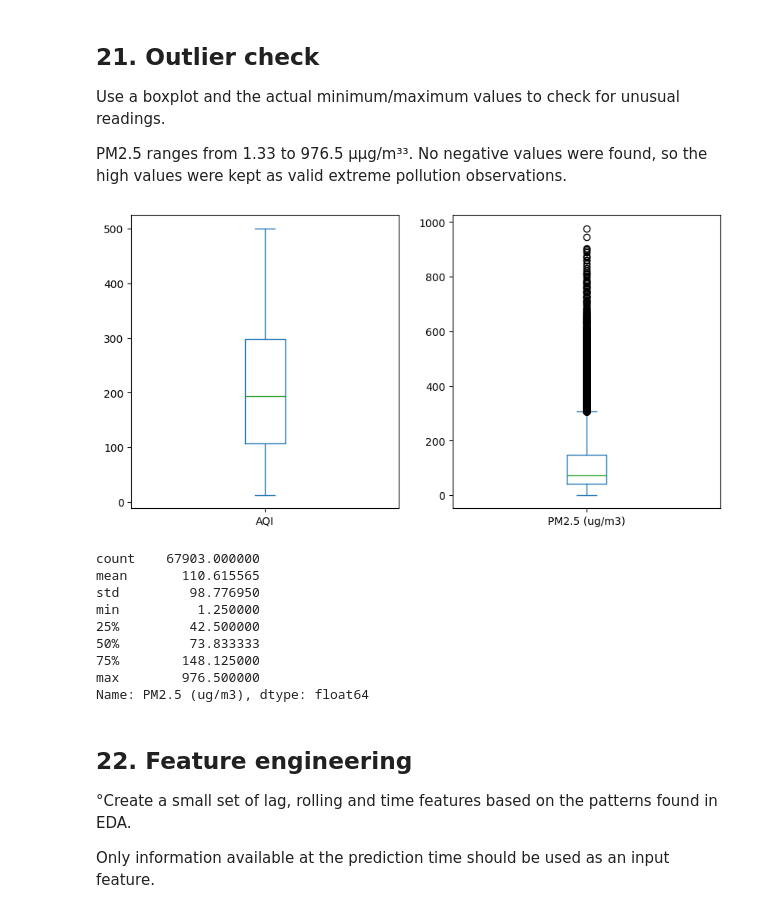
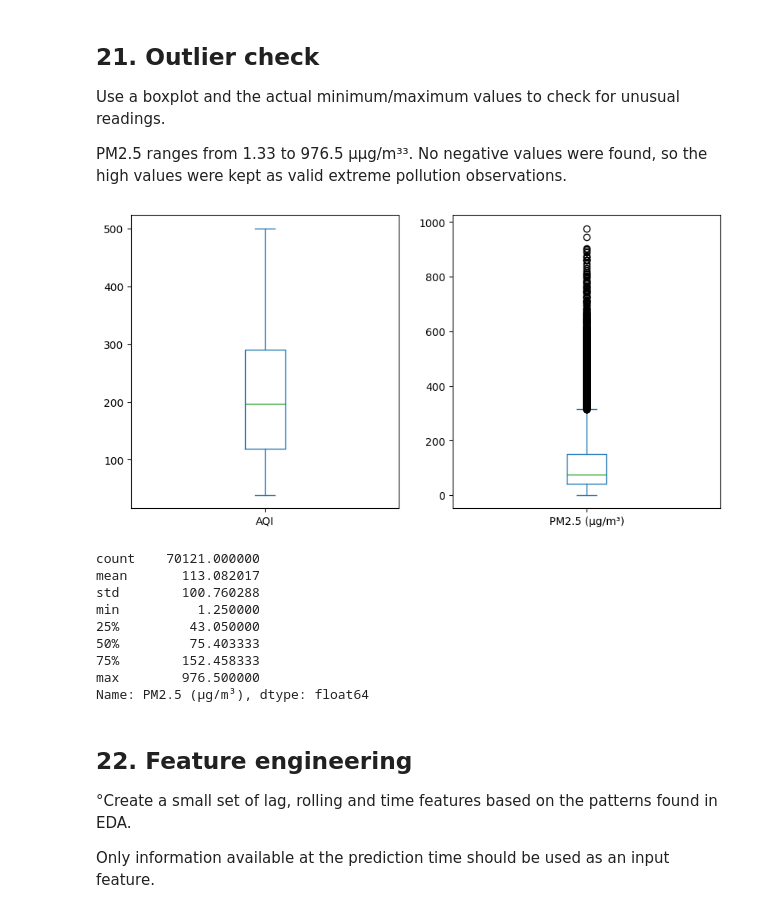
Before and after one commit to texas-ctrl/Delhi-aqi-forecasting, a Jupyter notebook: notebooks/02_eda_data.ipynb, the cells around one changed output. Cells and saved outputs as stored; diff of their text form; code cells hidden in the pictures.

```diff
--- a/notebooks/02_eda_data.ipynb
+++ b/notebooks/02_eda_data.ipynb
@@ -114,7 +126,7 @@ Highly sparse columns are removed first. The remaining missing numeric values ar
 # %%
-# Handle missing values.
+# Handle missing values: drop columns that are almost entirely empty.
+# No global median-fill – that would leak test-set statistics into training.
 
 final = final.dropna(axis=1, thresh=len(final) * 0.10)
-final = final.fillna(final.median(numeric_only=True))
 final.isnull().sum()
 # %% [output]
@@ -367,12 +449,12 @@ winter.groupby('spike_48h')[
 The comparison does not show a clear temperature-drop pattern before the spikes.
 # %%
 final['AQI_change_48h'] = final['AQI'].shift(freq='-48h') - final['AQI']
-final['Temp_change_24h'] = final['AT (C)'] - final['AT (C)'].shift(freq='24h')
+final['Temp_change_24h'] = final['AT (°C)'] - final['AT (°C)'].shift(freq='24h')
 
 winter = final[final.index.month.isin([11, 12, 1, 2])].copy()
-winter['spike_48h'] = winter['AQI_change_48h'] >= 118
+winter['spike_48h'] = (winter['AQI'] <= 250) & (winter['AQI_48h_ahead'] >= 301)
 
 winter.groupby('spike_48h')[
-    ['AT (C)', 'Temp_change_24h', 'WS (m/s)', 'RH (%)', 'BP (mmHg)']
+    ['AT (°C)', 'Temp_change_24h', 'WS (m/s)', 'RH (%)', 'BP (mmHg)']
 ].mean()
 # %% [output]
@@ -387,18 +469,17 @@ winter.groupby('spike_48h')[
 
 The spike periods have lower average previous PM2.5 and PM10 levels in this dataset.
 # %%
-# Previous PM2.5 and PM10.
-for col in ['PM2.5 (ug/m3)', 'PM10 (ug/m3)']:
+# Previous PM2.5 and PM10 (lags at 24, 48, 72 h).
+for col in ['PM2.5 (µg/m³)', 'PM10 (µg/m³)']:
     final[col + '_24h'] = final[col].shift(freq='24h')
     final[col + '_48h'] = final[col].shift(freq='48h')
     final[col + '_72h'] = final[col].shift(freq='72h')
 
 winter = final[final.index.month.isin([11, 12, 1, 2])].copy()
-
-winter['spike_48h'] = winter['AQI_change_48h'] >= 118
+winter['spike_48h'] = (winter['AQI'] <= 250) & (winter['AQI_48h_ahead'] >= 301)
 
 winter.groupby('spike_48h')[
-    ['PM2.5 (ug/m3)_24h', 'PM2.5 (ug/m3)_48h', 'PM2.5 (ug/m3)_72h',
-     'PM10 (ug/m3)_24h', 'PM10 (ug/m3)_48h', 'PM10 (ug/m3)_72h']
+    ['PM2.5 (µg/m³)_24h', 'PM2.5 (µg/m³)_48h', 'PM2.5 (µg/m³)_72h',
+     'PM10 (µg/m³)_24h',  'PM10 (µg/m³)_48h',  'PM10 (µg/m³)_72h']
 ].mean()
 # %% [output]
@@ -490,20 +579,20 @@ Use a boxplot and the actual minimum/maximum values to check for unusual reading
 PM2.5 ranges from 1.33 to 976.5 µµg/m³³. No negative values were found, so the high values were kept as valid extreme pollution observations.
 # %%
 # Outlier check.
-final[['AQI', 'PM2.5 (ug/m3)']].plot(kind='box', subplots=True, figsize=(10,5))
+final[['AQI', 'PM2.5 (µg/m³)']].plot(kind='box', subplots=True, figsize=(10,5))
 plt.show()
-final['PM2.5 (ug/m3)'].describe()
+final['PM2.5 (µg/m³)'].describe()
 # %% [output]
-[figure, old version]
+[figure, new version]
-count    67903.000000
-mean       110.615565
-std         98.776950
+count    70121.000000
+mean       113.082017
+std        100.760288
 min          1.250000
-25%         42.500000
-50%         73.833333
-75%        148.125000
+25%         43.050000
+50%         75.403333
+75%        152.458333
 max        976.500000
-Name: PM2.5 (ug/m3), dtype: float64
+Name: PM2.5 (µg/m³), dtype: float64
 # %% [markdown]
 ## 22. Feature engineering
 
```
Also changed, not shown: parts of 41 cells of this notebook, 12 other files.
